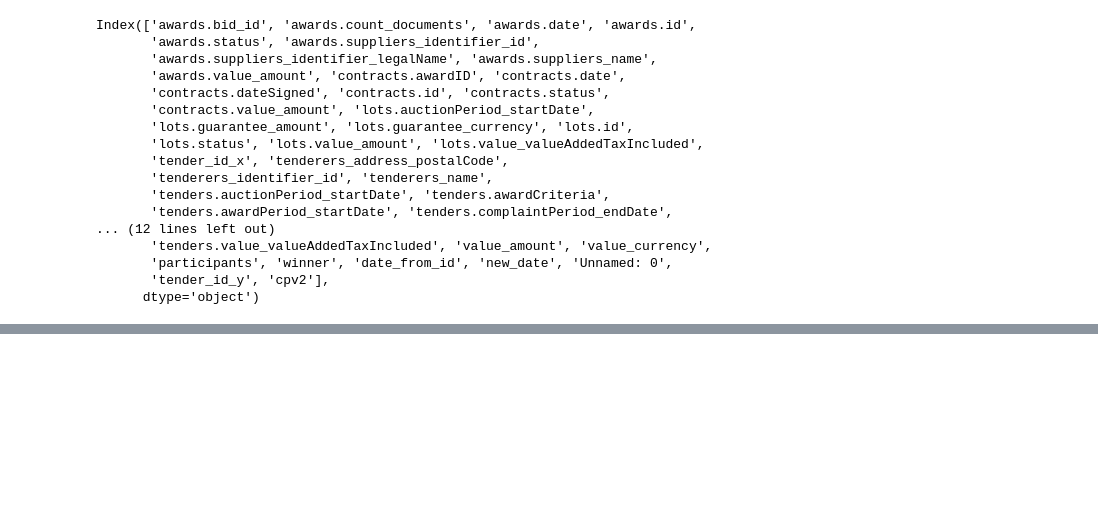
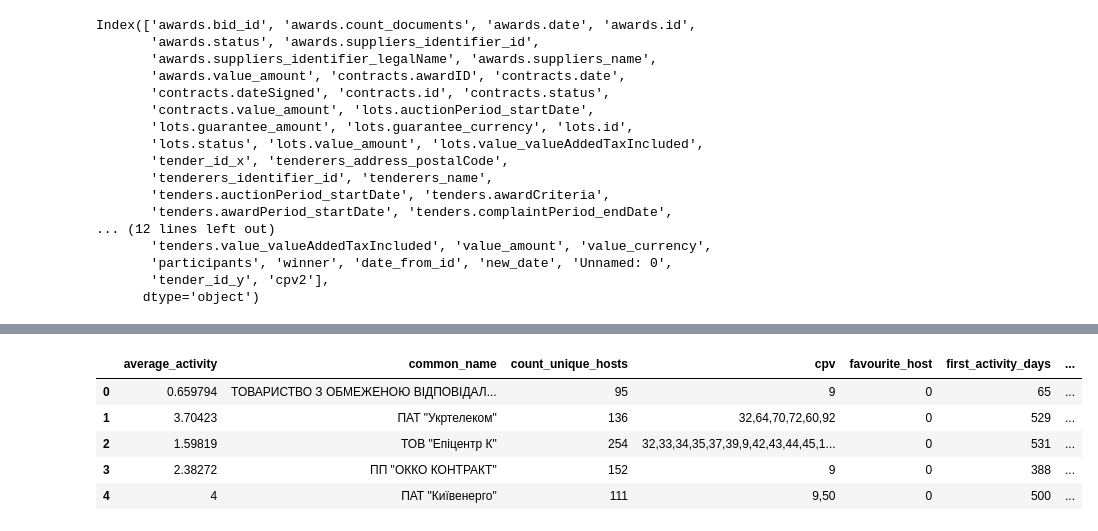
Before and after one commit to MykolaRobot/Prozzoro_project, a Jupyter notebook: Data_prepr_batches_100_new.ipynb, the cells around one changed output, grey strips where cells are left out. Cells and saved outputs as stored; diff of their text form; code cells hidden in the pictures; blank space fills up the shorter version.

```diff
--- a/Data_prepr_batches_100_new.ipynb
+++ b/Data_prepr_batches_100_new.ipynb
@@ -348,7 +338,3 @@ class DataPreproccessing:
 # %%
 col=['winner','tenders.auctionPeriod_startDate','contracts.dateSigned',
      'awards.date','participants','date_from_id','contracts.value_amount','tenders.procurementMethod','contracts.status','awards.value_amount','tenders.id','tenders.procuringEntity_identifier_id','lots.value_amount']
-# %%
-prepr = DataPreproccessing(df.iloc[:100000],start_period='2016-09-10',end_period='2017-06-07',start_data_unique='2016-12-09',churn_interval=90)
-prepr.print_dates()
-prepr.split_into_batches(n=10000)
@@ -372,0 +341,13 @@ Concat
+# %%
+start_period = '2016-09-10'
+start_data_unique = ['2016-09-10', '2016-12-09', '2017-03-09', '2017-06-07', '2017-09-05', '2017-12-04']
+end_period = ['2017-03-09', '2017-06-07', '2017-09-05', '2017-12-04', '2018-03-04', '2018-06-02']
+# %%
+for i in range(len(end_period)):
+  prepr = DataPreproccessing(df.iloc[:100000],start_period='2016-09-10',end_period=end_period[i],start_data_unique=start_data_unique[i],churn_interval=90)
+  prepr.print_dates()
+  prepr.split_into_batches(n=10000)
+  if i>0:
+    print('i={0}'.format(i))
+    print('Bad rows : {0}'.format(prepr.feature_data[prepr.feature_data['unique_id'].isin(z)].shape[0]))
+  z=prepr.feature_data[prepr.feature_data['y']==0]['unique_id'].values
@@ -372,0 +386,9 @@ Concat
+# %%
+prepr.feature_data.head()
+# %% [output]
+|  | average_activity | common_name | count_unique_hosts | cpv | favourite_host | first_activity_days | ... |
+| 0 | 0.659794 | ТОВАРИСТВО З ОБМЕЖЕНОЮ ВІДПОВІДАЛ... | 95 | 9 | 0 | 65 | ... |
+| 1 | 3.70423 | ПАТ "Укртелеком" | 136 | 32,64,70,72,60,92 | 0 | 529 | ... |
+| 2 | 1.59819 | ТОВ "Епіцентр К" | 254 | 32,33,34,35,37,39,9,42,43,44,45,1... | 0 | 531 | ... |
+| 3 | 2.38272 | ПП "ОККО КОНТРАКТ" | 152 | 9 | 0 | 388 | ... |
+| 4 | 4 | ПАТ "Київенерго" | 111 | 9,50 | 0 | 500 | ... |
```
Also changed, not shown: parts of 7 cells of this notebook.
